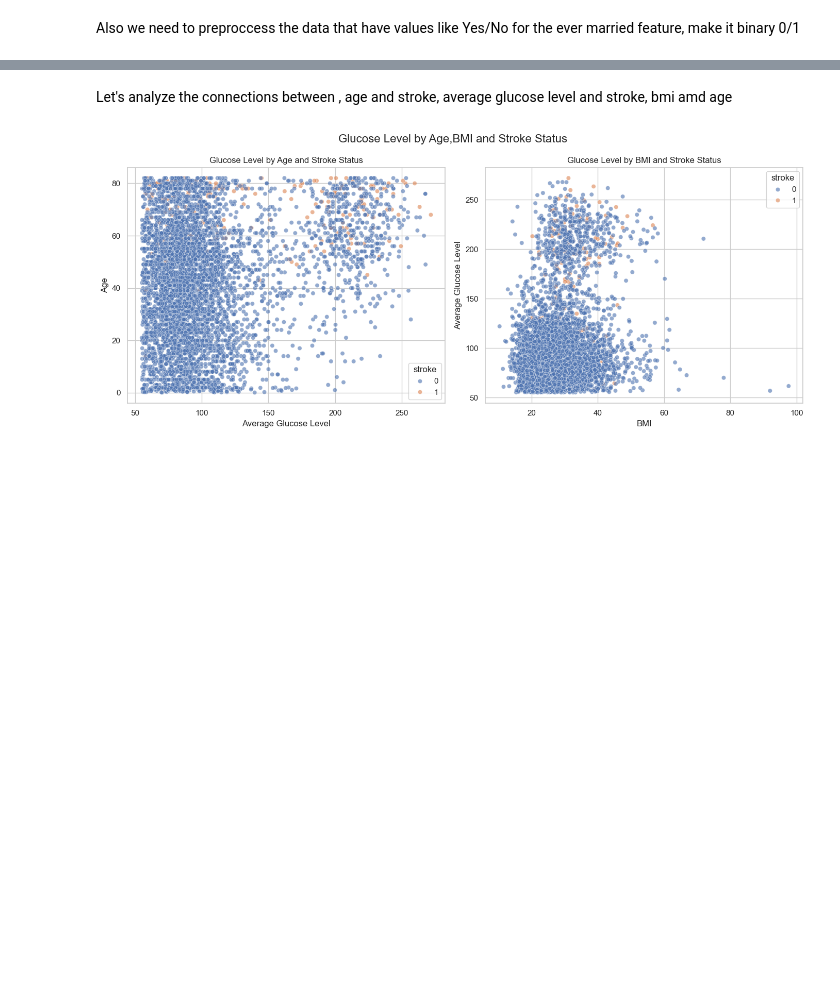
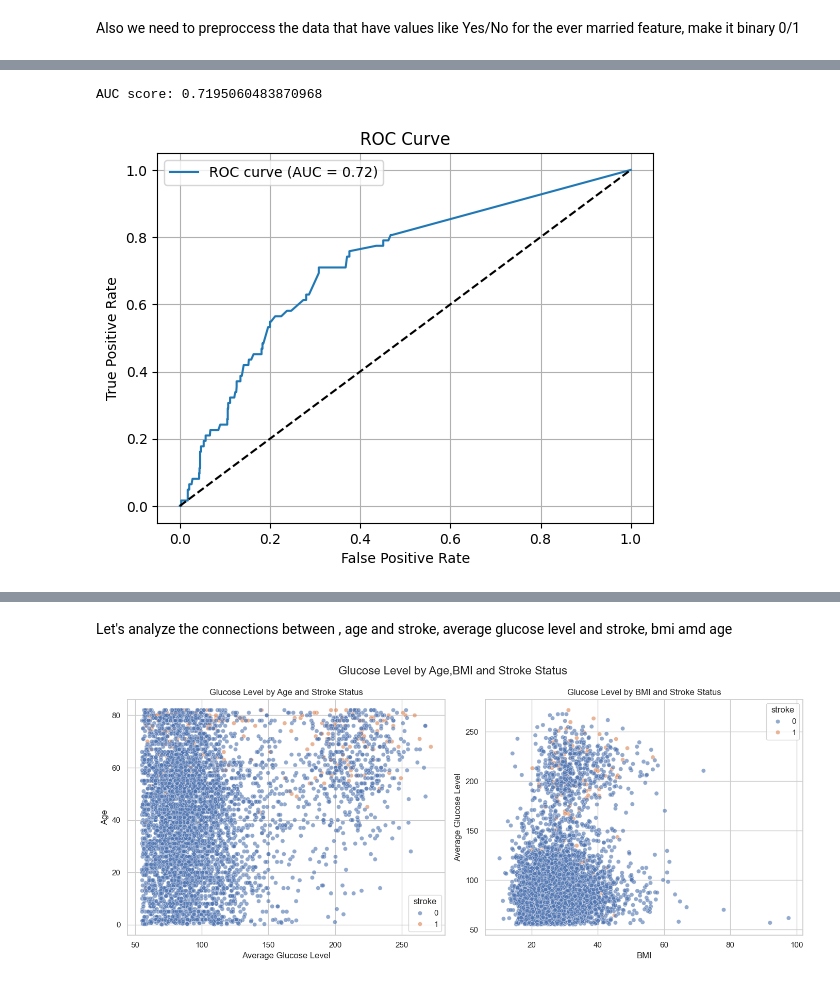
Before and after one commit to alexakh95/Data_mining, a Jupyter notebook: Project/data_project.ipynb, the cells around one changed output, grey strips where cells are left out. Cells and saved outputs as stored; diff of their text form; code cells hidden in the pictures; blank space fills up the shorter version.

Commit message:
[Data Mining][Stroke] added the Logistic rersrission algo, evaluation model perfomence

```diff
--- a/Project/data_project.ipynb
+++ b/Project/data_project.ipynb
@@ -218,7 +228,7 @@ AttributeError: module 'numpy.linalg._umath_linalg' has no attribute '_ilp64'
 # %%
 # Separate features and labels
-X = dataframe.drop('stroke', axis=1)
-y = dataframe['stroke']
+X = dataframe_cp.drop('stroke', axis=1)
+y = dataframe_cp['stroke']
 
 # Split before SMOTE to avoid data leakage
 X_train, X_test, y_train, y_test = train_test_split(X, y, test_size=0.2, random_state=42)
@@ -228,0 +300,11 @@ Also we need to preproccess the data that have values like Yes/No for the ever m
+# %%
+from sklearn.ensemble import RandomForestClassifier
+
+# Create the model
+rf = RandomForestClassifier(n_estimators=100, random_state=42,class_weight='balanced')
+
+# Train the model
+rf.fit(X_res_train, y_res_train)
+
+# Predict
+y_pred_for = rf.predict(X_test)
@@ -228,0 +322,23 @@ Also we need to preproccess the data that have values like Yes/No for the ever m
+# %%
+y_probs_fr = rf.predict_proba(X_test)[:,1]
+# Compute ROC curve
+fpr, tpr, thresholds = roc_curve(y_test, y_probs_fr)
+
+# Compute AUC
+auc = roc_auc_score(y_test, y_probs_fr)
+print("AUC score:", auc)
+# %% [output]
+AUC score: 0.7195060483870968
+# %%
+# Plot the ROC curve
+plt.figure()
+plt.plot(fpr, tpr, label=f"ROC curve (AUC = {auc:.2f})")
+plt.plot([0, 1], [0, 1], 'k--')  # diagonal (random)
+plt.xlabel("False Positive Rate")
+plt.ylabel("True Positive Rate")
+plt.title("ROC Curve")
+plt.legend()
+plt.grid()
+plt.show()
+# %% [output]
+[figure, added]
```
Also changed, not shown: parts of 24 cells of this notebook.
